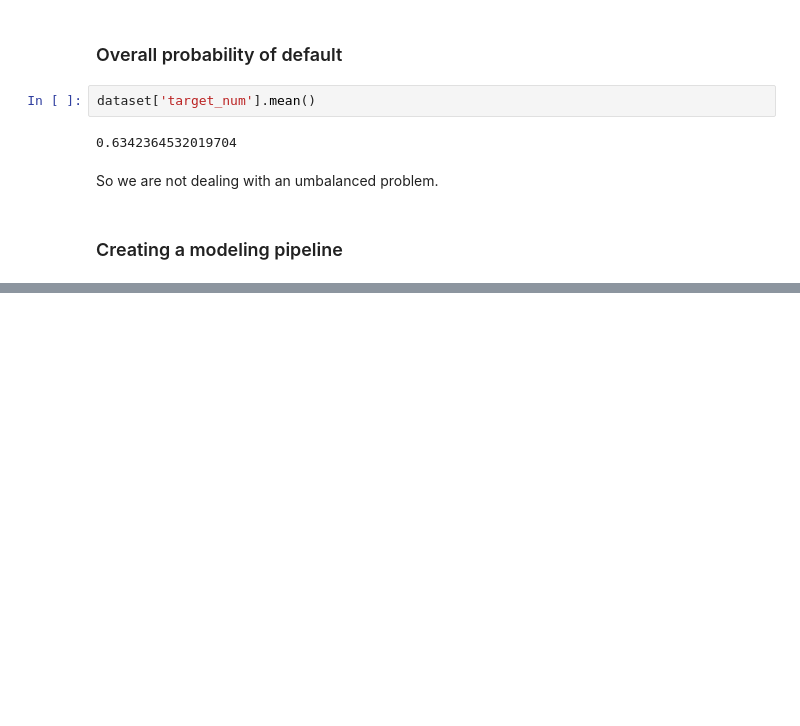
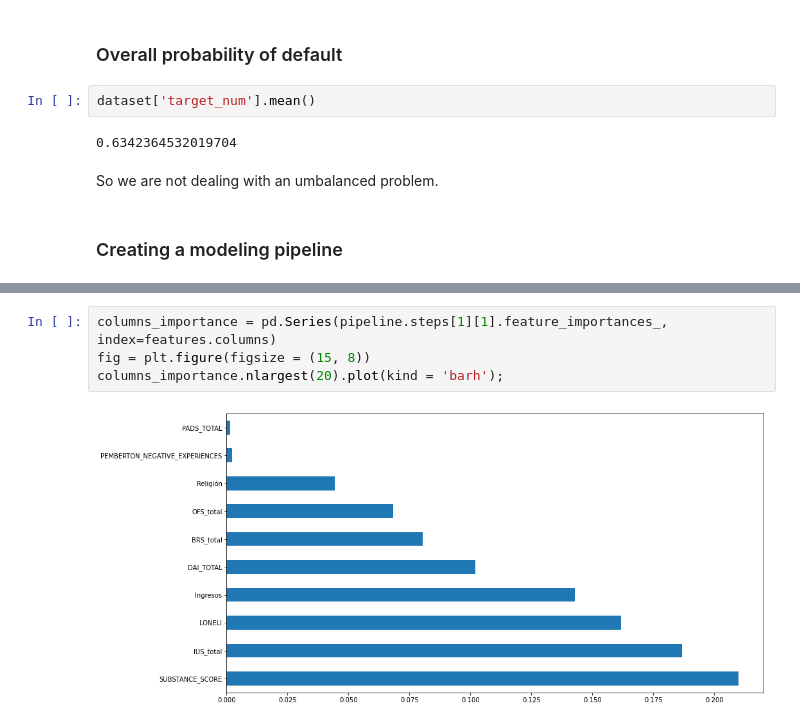
Before and after one commit to IgnacioJdelRey/resilience-study, a Jupyter notebook: 02_modeling.ipynb, the cells around one changed output, grey strips where cells are left out. Saved outputs shown, nothing was run; the diff lists cells and outputs as text; blank space fills up the shorter version.

```diff
--- a/02_modeling.ipynb
+++ b/02_modeling.ipynb
@@ -283,3 +455,9 @@ columns_importance.nlargest(9).plot(kind = 'barh');
+# %%
+columns_importance = pd.Series(pipeline.steps[1][1].feature_importances_, index=features.columns)
+fig = plt.figure(figsize = (15, 8))
+columns_importance.nlargest(20).plot(kind = 'barh');
+# %% [output]
+[figure, added]
 # %%
 #load the model from disk
 filename = './DecisionTreeClassifier_model.sav'
```
Also changed, not shown: parts of 16 cells of this notebook, 1 other file.
